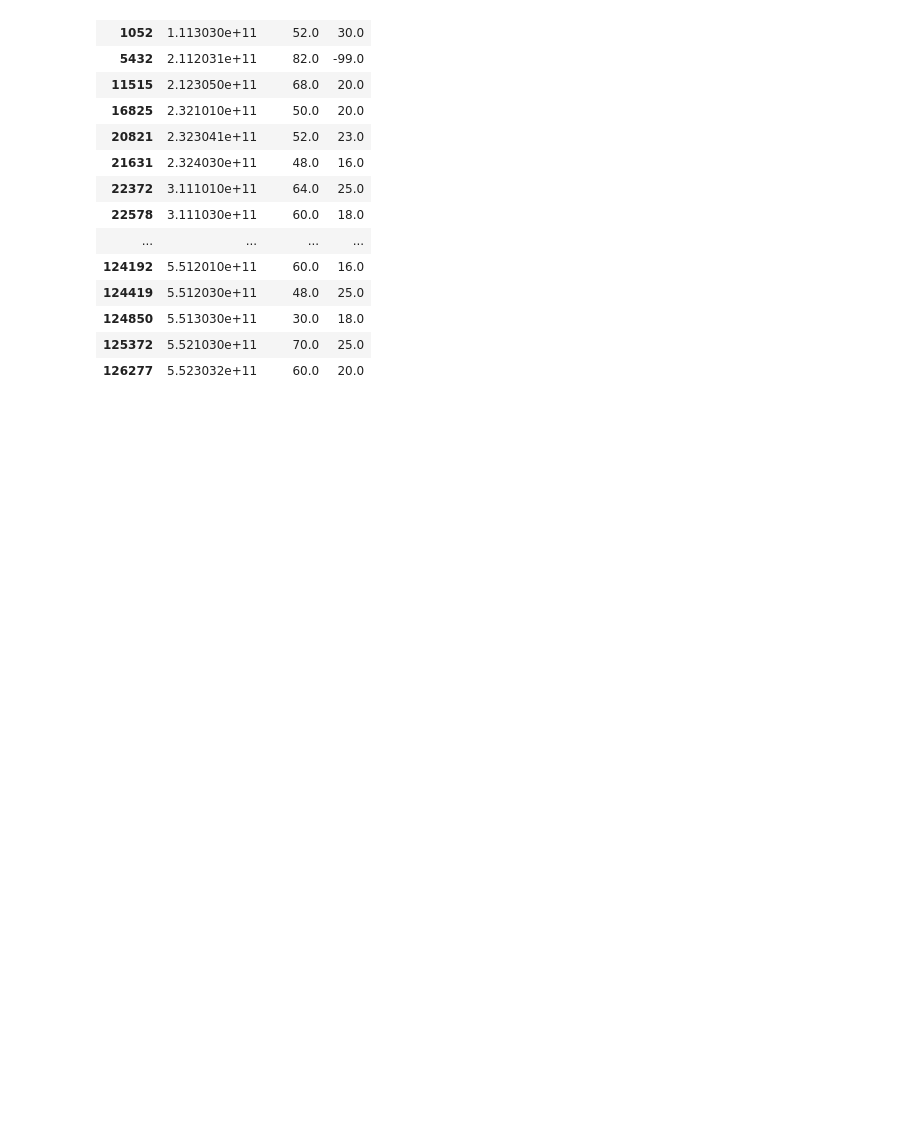
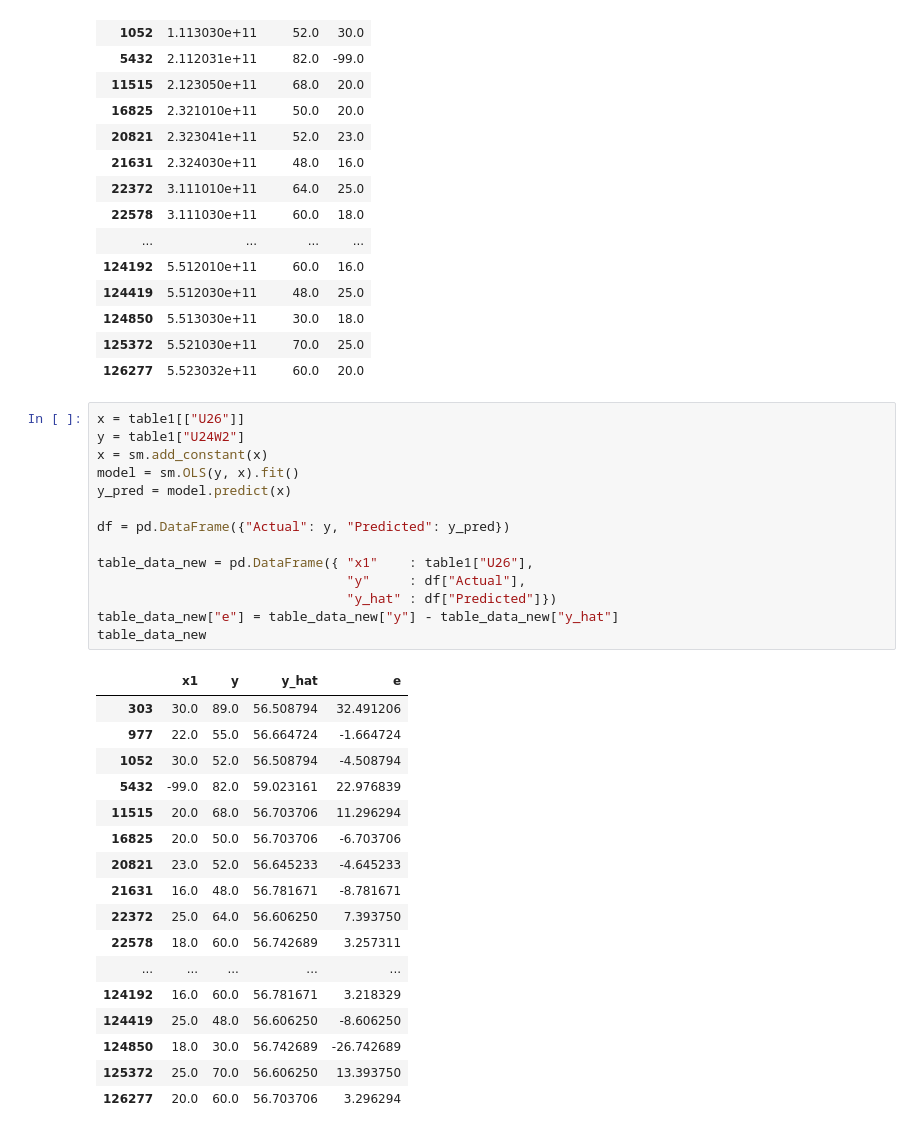
Before and after one commit to iam-fern/real_data, a Jupyter notebook: China_Health_and_Nutrition_Survey_(CHNS).ipynb, the cells around one changed output. Saved outputs shown, nothing was run; the diff lists cells and outputs as text; blank space fills up the shorter version.

```diff
--- a/China_Health_and_Nutrition_Survey_(CHNS).ipynb
+++ b/China_Health_and_Nutrition_Survey_(CHNS).ipynb
@@ -76,4 +92,36 @@ table1
 | 124850 | 5.513030e+11 | 30.0 | 18.0 |
 | 125372 | 5.521030e+11 | 70.0 | 25.0 |
 | 126277 | 5.523032e+11 | 60.0 | 20.0 |
+# %%
+x = table1[["U26"]]
+y = table1["U24W2"]
+x = sm.add_constant(x)
+model = sm.OLS(y, x).fit()
+y_pred = model.predict(x)
+
+df = pd.DataFrame({"Actual": y, "Predicted": y_pred})
+
+table_data_new = pd.DataFrame({ "x1"    : table1["U26"],
+                                "y"     : df["Actual"],
+                                "y_hat" : df["Predicted"]})
+table_data_new["e"] = table_data_new["y"] - table_data_new["y_hat"]
+table_data_new
+# %% [output]
+|  | x1 | y | y_hat | e |
+| 303 | 30.0 | 89.0 | 56.508794 | 32.491206 |
+| 977 | 22.0 | 55.0 | 56.664724 | -1.664724 |
+| 1052 | 30.0 | 52.0 | 56.508794 | -4.508794 |
+| 5432 | -99.0 | 82.0 | 59.023161 | 22.976839 |
+| 11515 | 20.0 | 68.0 | 56.703706 | 11.296294 |
+| 16825 | 20.0 | 50.0 | 56.703706 | -6.703706 |
+| 20821 | 23.0 | 52.0 | 56.645233 | -4.645233 |
+| 21631 | 16.0 | 48.0 | 56.781671 | -8.781671 |
+| 22372 | 25.0 | 64.0 | 56.606250 | 7.393750 |
+| 22578 | 18.0 | 60.0 | 56.742689 | 3.257311 |
+| ... | ... | ... | ... | ... |
+| 124192 | 16.0 | 60.0 | 56.781671 | 3.218329 |
+| 124419 | 25.0 | 48.0 | 56.606250 | -8.606250 |
+| 124850 | 18.0 | 30.0 | 56.742689 | -26.742689 |
+| 125372 | 25.0 | 70.0 | 56.606250 | 13.393750 |
+| 126277 | 20.0 | 60.0 | 56.703706 | 3.296294 |
 # %%
```
Also changed, not shown: parts of 7 cells of this notebook.
